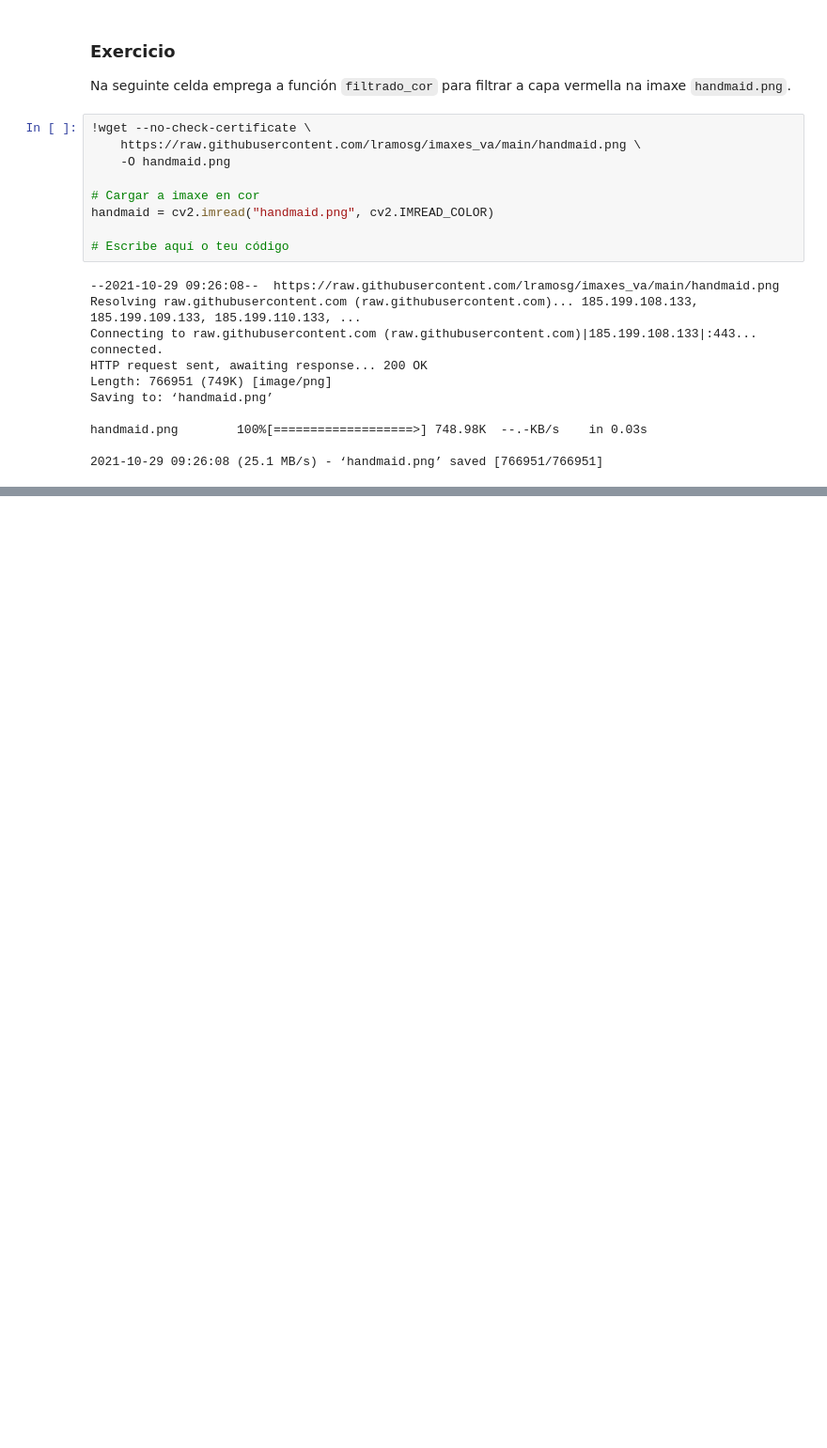
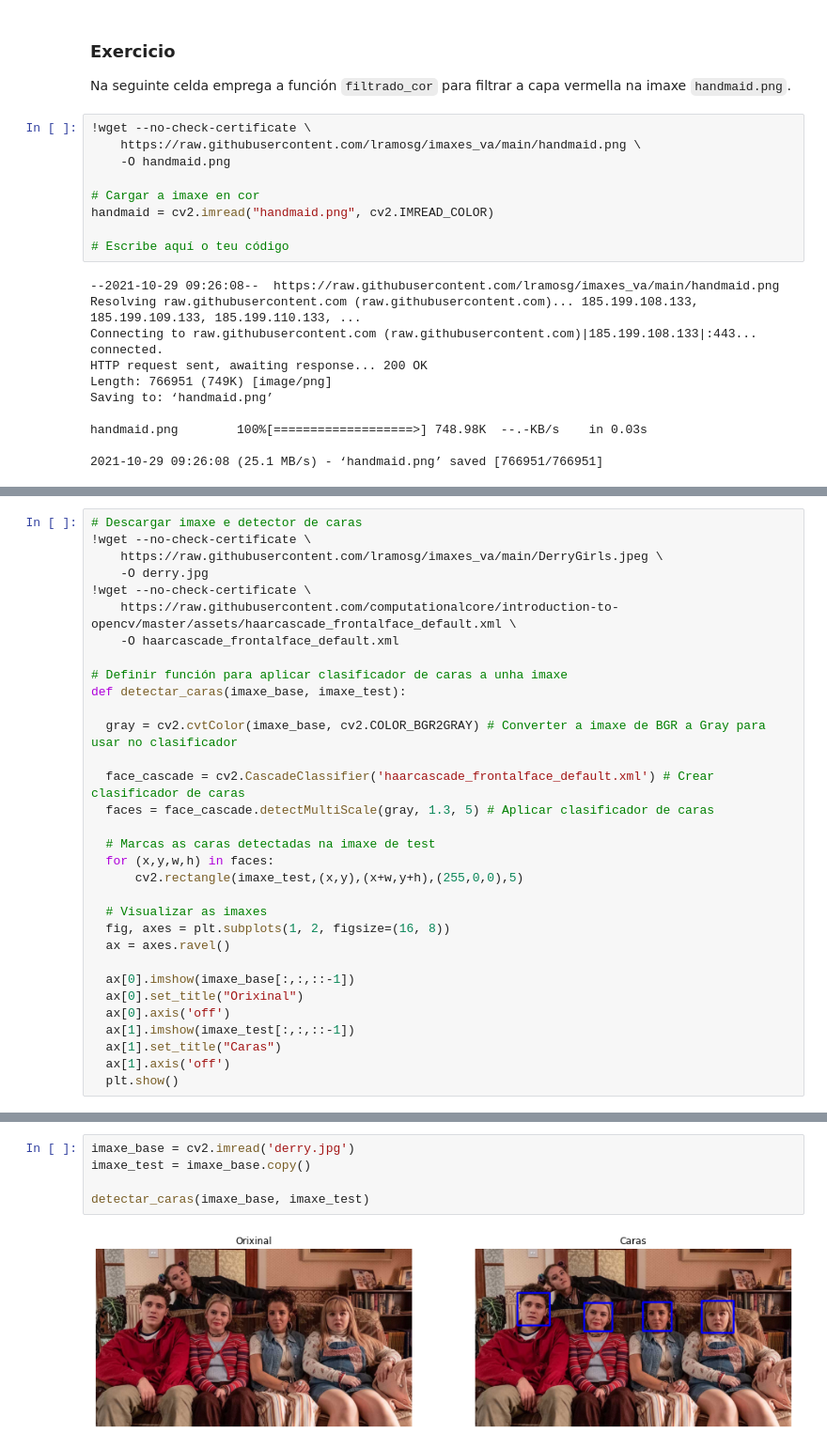
Before and after one commit to lramosg/matica_va, a Jupyter notebook: matica_outubro.ipynb, the cells around one changed output, grey strips where cells are left out. Shown at 94% size. Cells and saved outputs as stored; diff of their text form; blank space fills up the shorter version.

```diff
--- a/matica_outubro.ipynb
+++ b/matica_outubro.ipynb
@@ -305,0 +308,32 @@ handmaid.png        100%[===================>] 748.98K  --.-KB/s    in 0.03s
+# %%
+# Descargar imaxe e detector de caras
+!wget --no-check-certificate \
+    https://raw.githubusercontent.com/lramosg/imaxes_va/main/DerryGirls.jpeg \
+    -O derry.jpg
+!wget --no-check-certificate \
+    https://raw.githubusercontent.com/computationalcore/introduction-to-opencv/master/assets/haarcascade_frontalface_default.xml \
+    -O haarcascade_frontalface_default.xml
+
+# Definir función para aplicar clasificador de caras a unha imaxe
+def detectar_caras(imaxe_base, imaxe_test):
+
+  gray = cv2.cvtColor(imaxe_base, cv2.COLOR_BGR2GRAY) # Converter a imaxe de BGR a Gray para usar no clasificador
+
+  face_cascade = cv2.CascadeClassifier('haarcascade_frontalface_default.xml') # Crear clasificador de caras
+  faces = face_cascade.detectMultiScale(gray, 1.3, 5) # Aplicar clasificador de caras
+
+  # Marcas as caras detectadas na imaxe de test
+  for (x,y,w,h) in faces:
+      cv2.rectangle(imaxe_test,(x,y),(x+w,y+h),(255,0,0),5)
+
+  # Visualizar as imaxes
+  fig, axes = plt.subplots(1, 2, figsize=(16, 8))
+  ax = axes.ravel()
+
+  ax[0].imshow(imaxe_base[:,:,::-1])
+  ax[0].set_title("Orixinal")
+  ax[0].axis('off')
+  ax[1].imshow(imaxe_test[:,:,::-1])
+  ax[1].set_title("Caras")
+  ax[1].axis('off')
+  plt.show()
@@ -305,0 +358,7 @@ handmaid.png        100%[===================>] 748.98K  --.-KB/s    in 0.03s
+# %%
+imaxe_base = cv2.imread('derry.jpg')
+imaxe_test = imaxe_base.copy()
+
+detectar_caras(imaxe_base, imaxe_test)
+# %% [output]
+[figure, added]
```
Also changed, not shown: parts of 6 cells of this notebook.
